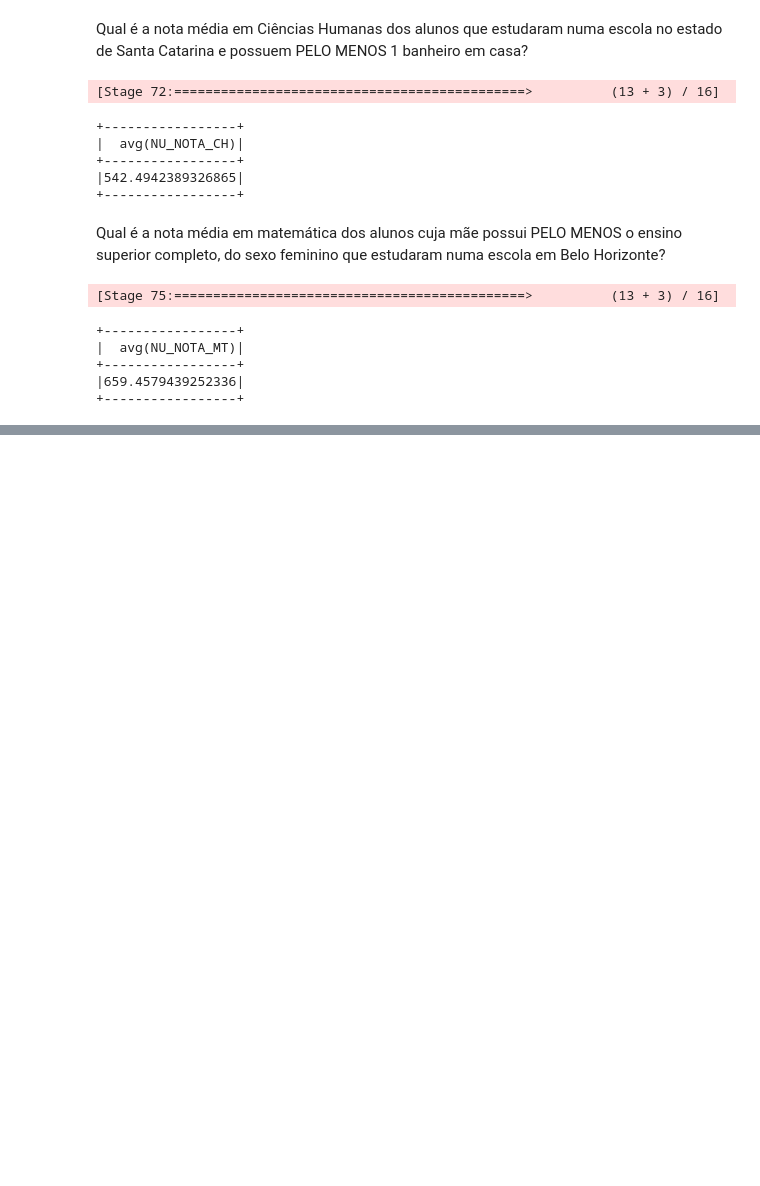
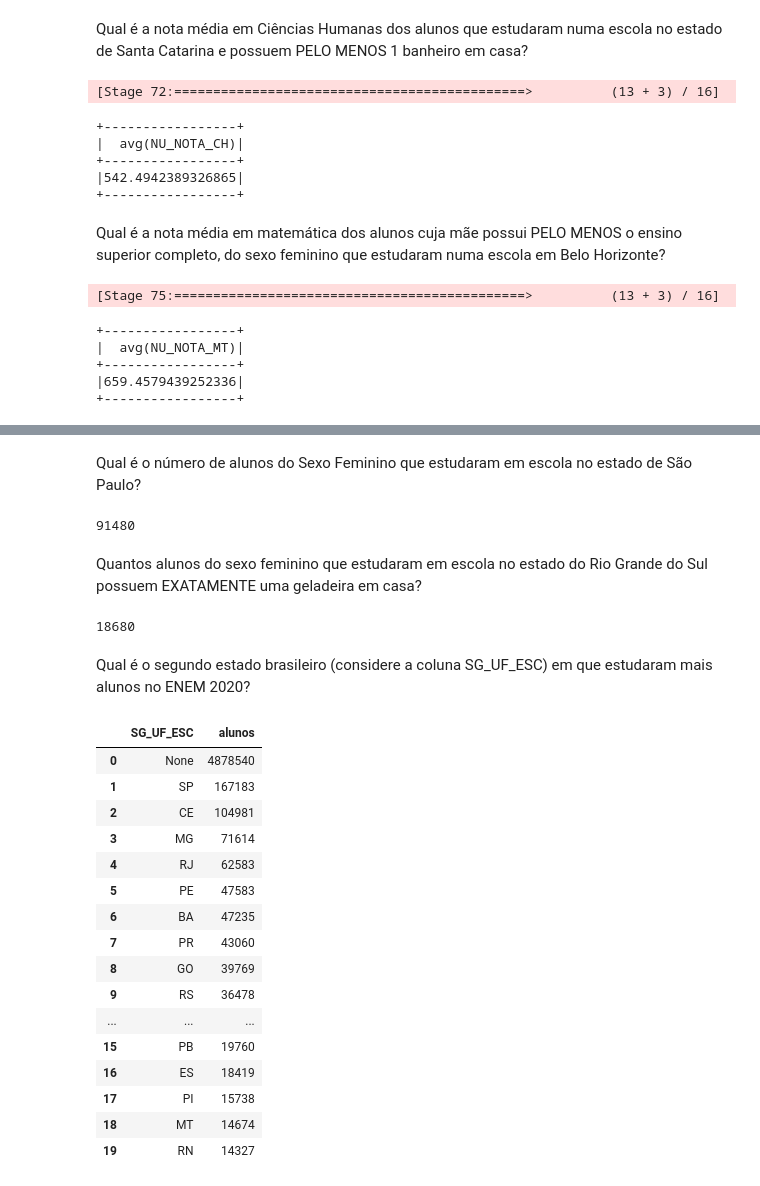
Before and after one commit to GusAlmeida93/enem-pyspark-athena, a Jupyter notebook: eda.ipynb, the cells around one changed output, grey strips where cells are left out. Drawn from its saved outputs; the diff is of its cells as text; code cells hidden in the pictures; blank space fills up the shorter version.

```diff
--- a/eda.ipynb
+++ b/eda.ipynb
@@ -400,0 +383,43 @@ df_microdados.filter(col('NO_MUNICIPIO_ESC') == 'Belo Horizonte')\
+# %% [markdown]
+Qual é o número de alunos do Sexo Feminino que estudaram em escola no estado de São Paulo?
+# %%
+df_microdados.filter(col('TP_SEXO') == 'F')\
+                .filter(col('SG_UF_ESC') == 'SP')\
+                .count()
+# %% [output]
+91480
+# %% [markdown]
+Quantos alunos do sexo feminino que estudaram em escola no estado do Rio Grande do Sul possuem EXATAMENTE uma geladeira em casa?
+# %%
+df_microdados.filter(col('SG_UF_ESC') == 'RS')\
+                .filter(col('Q012') == 'B')\
+                .filter(col('TP_SEXO') == 'F')\
+                .count()
+# %% [output]
+18680
+# %% [markdown]
+Qual é o segundo estado brasileiro (considere a coluna SG_UF_ESC) em que estudaram mais alunos no ENEM 2020?
+# %%
+df_microdados.groupBy('SG_UF_ESC')\
+    .agg(count('NU_ANO').alias('alunos'))\
+    .sort('alunos', ascending=False)\
+    .limit(20)\
+    .toPandas()
+# %% [output]
+|  | SG_UF_ESC | alunos |
+| 0 | None | 4878540 |
+| 1 | SP | 167183 |
+| 2 | CE | 104981 |
+| 3 | MG | 71614 |
+| 4 | RJ | 62583 |
+| 5 | PE | 47583 |
+| 6 | BA | 47235 |
+| 7 | PR | 43060 |
+| 8 | GO | 39769 |
+| 9 | RS | 36478 |
+| ... | ... | ... |
+| 15 | PB | 19760 |
+| 16 | ES | 18419 |
+| 17 | PI | 15738 |
+| 18 | MT | 14674 |
+| 19 | RN | 14327 |
```
Also changed, not shown: parts of 28 cells of this notebook.
